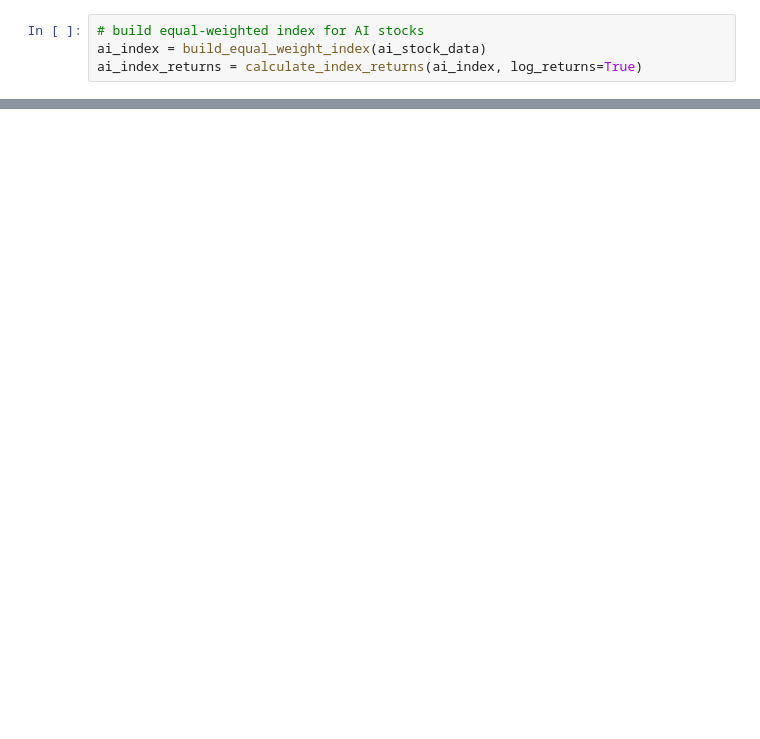
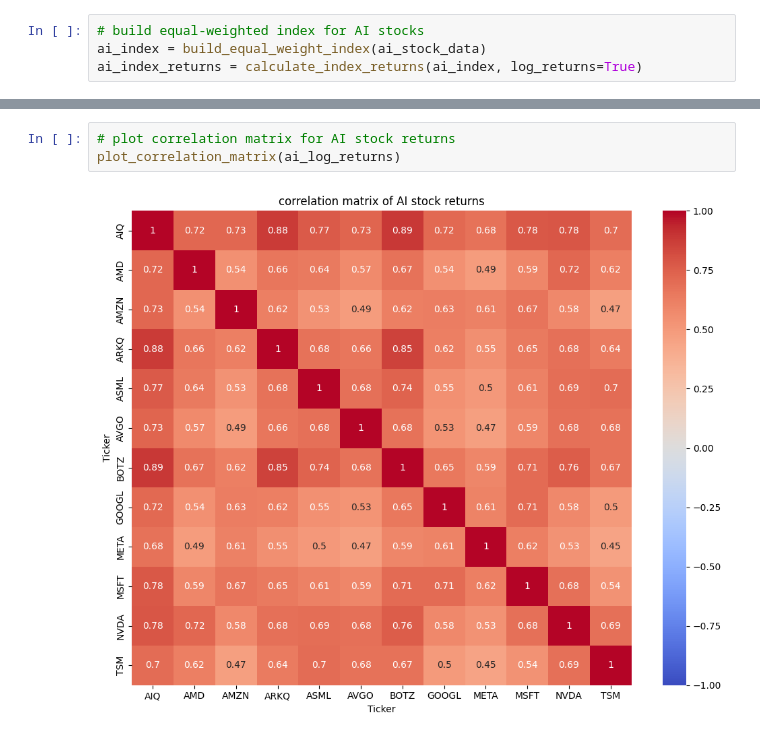
Before and after one commit to akbargafurov/ai-bubble, a Jupyter notebook: presentation/ai_bubble_analysis.ipynb, the cells around one changed output, grey strips where cells are left out. Drawn from its saved outputs; the diff is of its cells as text; blank space fills up the shorter version.

Commit message:
feat: update notebook with new graphs and charts

```diff
--- a/presentation/ai_bubble_analysis.ipynb
+++ b/presentation/ai_bubble_analysis.ipynb
@@ -103,0 +185,5 @@ for ticker in benchmark_tickers:
+# %%
+# plot correlation matrix for AI stock returns
+plot_correlation_matrix(ai_log_returns)
+# %% [output]
+[figure, added]
```
Also changed, not shown: parts of 28 cells of this notebook.
